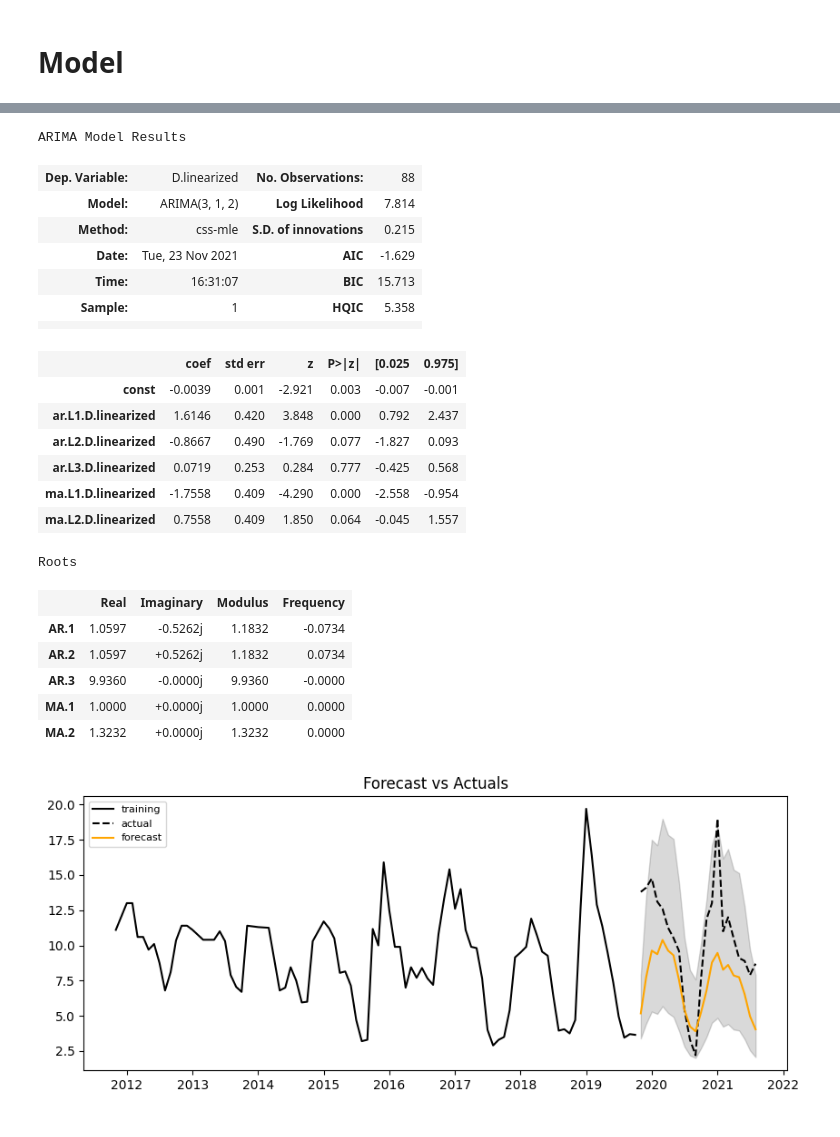
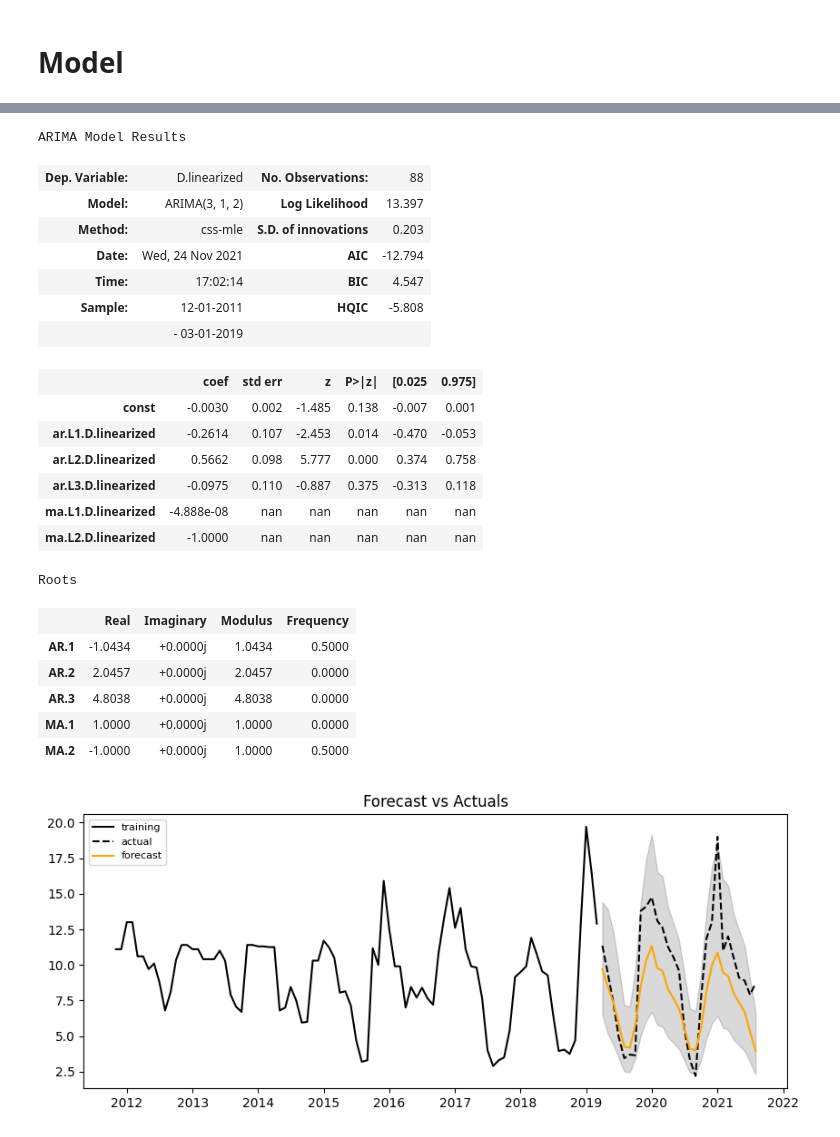
Before and after one commit to c-villalobos/water_pollution, a Jupyter notebook: notebooks/cristian/time_series/arima_1.ipynb, the cells around one changed output, grey strips where cells are left out. Saved outputs shown, nothing was run; the diff lists cells and outputs as text; code cells hidden in the pictures.

```diff
--- a/notebooks/cristian/time_series/arima_1.ipynb
+++ b/notebooks/cristian/time_series/arima_1.ipynb
@@ -14,7 +14,7 @@ from statsmodels.tsa.arima_model import ARIMA
 import pmdarima as pm
 from statsmodels.tsa.statespace.sarimax import SARIMAX
 # %%
-df = pd.read_csv('../../raw_data/2011_2021_caluire_phys_v0.csv')
+df = pd.read_csv('../../../raw_data/2011_2021_caluire_phys_v0.csv')
 df = df[['DatePrel', '1340']]
 df['DatePrel'] = pd.to_datetime(df['DatePrel'])
 df['month'] = df['DatePrel'].dt.month
@@ -25,4 +25,5 @@ df = df.drop(columns = ['DatePrel', 'month', 'year'])
 df = df.set_index('date')
 df = df.rename(columns = {'1340' : 'nitrates'})
 df = df.groupby(['date']).mean()
-#df.head(12)
+df = df.asfreq(freq = 'MS', method = 'pad')
+df
@@ -112,28 +111,28 @@ arima.summary()
 # %% [output]
 ARIMA Model Results
 | Dep. Variable: | D.linearized | No. Observations: | 88 |
-| Model: | ARIMA(3, 1, 2) | Log Likelihood | 7.814 |
-| Method: | css-mle | S.D. of innovations | 0.215 |
-| Date: | Tue, 23 Nov 2021 | AIC | -1.629 |
-| Time: | 16:31:07 | BIC | 15.713 |
-| Sample: | 1 | HQIC | 5.358 |
-|  |  |  |  |
+| Model: | ARIMA(3, 1, 2) | Log Likelihood | 13.397 |
+| Method: | css-mle | S.D. of innovations | 0.203 |
+| Date: | Wed, 24 Nov 2021 | AIC | -12.794 |
+| Time: | 17:02:14 | BIC | 4.547 |
+| Sample: | 12-01-2011 | HQIC | -5.808 |
+|  | - 03-01-2019 |  |  |
 |  | coef | std err | z | P>|z| | [0.025 | 0.975] |
-| const | -0.0039 | 0.001 | -2.921 | 0.003 | -0.007 | -0.001 |
-| ar.L1.D.linearized | 1.6146 | 0.420 | 3.848 | 0.000 | 0.792 | 2.437 |
-| ar.L2.D.linearized | -0.8667 | 0.490 | -1.769 | 0.077 | -1.827 | 0.093 |
-| ar.L3.D.linearized | 0.0719 | 0.253 | 0.284 | 0.777 | -0.425 | 0.568 |
-| ma.L1.D.linearized | -1.7558 | 0.409 | -4.290 | 0.000 | -2.558 | -0.954 |
-| ma.L2.D.linearized | 0.7558 | 0.409 | 1.850 | 0.064 | -0.045 | 1.557 |
+| const | -0.0030 | 0.002 | -1.485 | 0.138 | -0.007 | 0.001 |
+| ar.L1.D.linearized | -0.2614 | 0.107 | -2.453 | 0.014 | -0.470 | -0.053 |
+| ar.L2.D.linearized | 0.5662 | 0.098 | 5.777 | 0.000 | 0.374 | 0.758 |
+| ar.L3.D.linearized | -0.0975 | 0.110 | -0.887 | 0.375 | -0.313 | 0.118 |
+| ma.L1.D.linearized | -4.888e-08 | nan | nan | nan | nan | nan |
+| ma.L2.D.linearized | -1.0000 | nan | nan | nan | nan | nan |
 Roots
 |  | Real | Imaginary | Modulus | Frequency |
-| AR.1 | 1.0597 | -0.5262j | 1.1832 | -0.0734 |
-| AR.2 | 1.0597 | +0.5262j | 1.1832 | 0.0734 |
-| AR.3 | 9.9360 | -0.0000j | 9.9360 | -0.0000 |
+| AR.1 | -1.0434 | +0.0000j | 1.0434 | 0.5000 |
+| AR.2 | 2.0457 | +0.0000j | 2.0457 | 0.0000 |
+| AR.3 | 4.8038 | +0.0000j | 4.8038 | 0.0000 |
 | MA.1 | 1.0000 | +0.0000j | 1.0000 | 0.0000 |
-| MA.2 | 1.3232 | +0.0000j | 1.3232 | 0.0000 |
+| MA.2 | -1.0000 | +0.0000j | 1.0000 | 0.5000 |
 # %%
-forecast_arima_1, std_err_arima_1, confidence_int_arima_1 = arima.forecast(len(test), alpha=0.05)
+forecast, std_err, confidence_int = arima.forecast(len(test), alpha=0.05)
 # %%
 def plot_forecast(fc, train, test, upper=None, lower=None):
     is_confidence_int = isinstance(upper, np.ndarray) and isinstance(lower, np.ndarray)
@@ -152,13 +151,13 @@ def plot_forecast(fc, train, test, upper=None, lower=None):
     plt.title('Forecast vs Actuals')
     plt.legend(loc='upper left', fontsize=8);
 # %%
-forecast_recons = np.exp(forecast_arima_1)*result_mul.seasonal[89:]
+forecast_recons = np.exp(forecast)*result_mul.seasonal[89:]
 train_recons = np.exp(train)*result_mul.seasonal[:89]
 test_recons = np.exp(test)*result_mul.seasonal[89:]
-lower_recons = np.exp(confidence_int_arima_1)[:,0]*result_mul.seasonal[89:]
-upper_recons = np.exp(confidence_int_arima_1)[:,1]*result_mul.seasonal[89:]
+lower_recons = np.exp(confidence_int)[:,0]*result_mul.seasonal[89:]
+upper_recons = np.exp(confidence_int)[:,1]*result_mul.seasonal[89:]
 
 # plt
 plot_forecast(forecast_recons, train_recons, test_recons, lower_recons.values, upper_recons.values)
 # %% [output]
-[figure, old version]
+[figure, new version]
```
Also changed, not shown: parts of 4 cells of this notebook, 4 other files.
